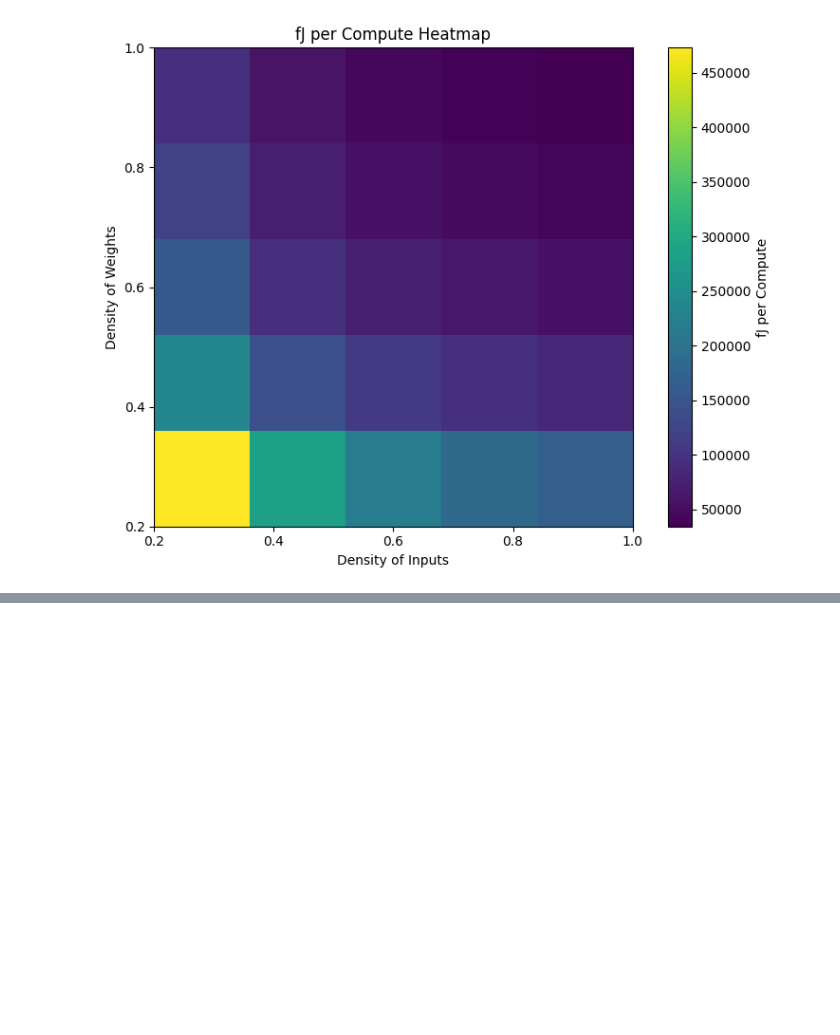
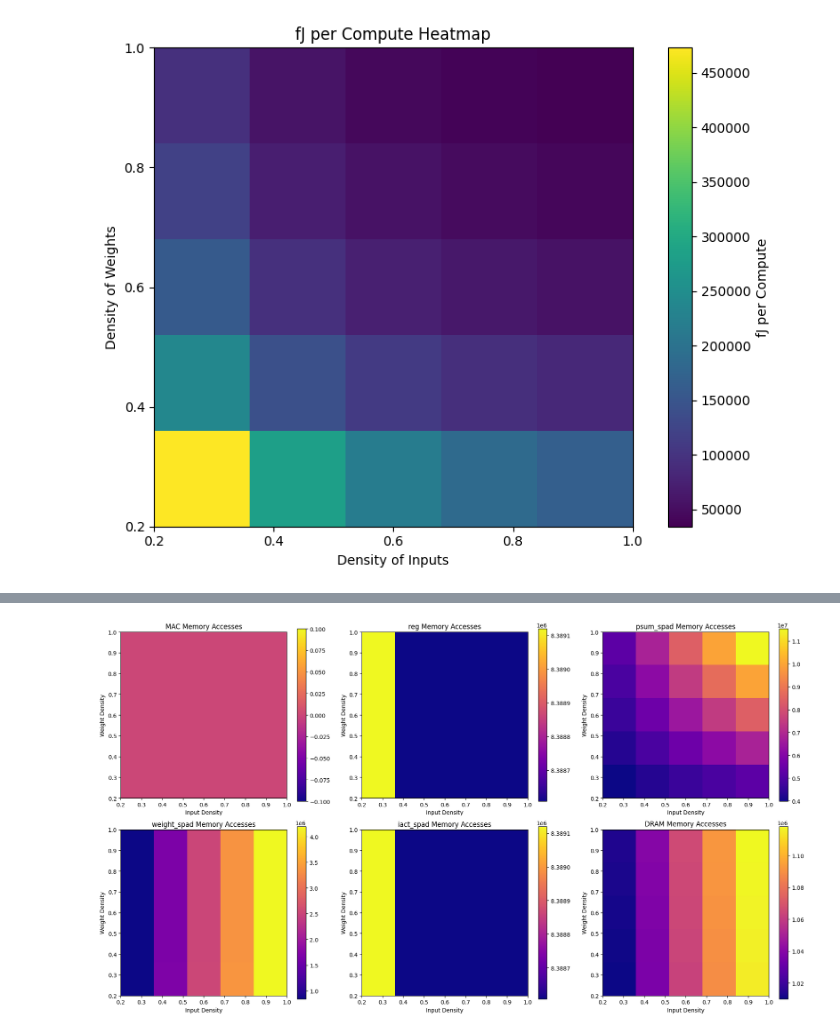
Before and after one commit to parikhushii/deep-learning-hardware-group-13, a Jupyter notebook: workspace/final_project_v4/final_project_v4.ipynb, the cells around one changed output, grey strips where cells are left out. Drawn from its saved outputs; the diff is of its cells as text; code cells hidden in the pictures; blank space fills up the shorter version.

```diff
--- a/workspace/final_project_v4/final_project_v4.ipynb
+++ b/workspace/final_project_v4/final_project_v4.ipynb
@@ -137,0 +413,16 @@ for metric, heatmap in heatmaps.items():
+# %%
+# Plot memory accesses
+fig, axs = plt.subplots(2, 3, figsize=(18, 10))
+for idx, comp in enumerate(components):
+    ax = axs[idx//3, idx%3]
+    im = ax.imshow(memory_access_breakdown[comp], origin='lower', cmap='plasma', extent=[0.2, 1.0, 0.2, 1.0])
+    ax.set_title(f'{comp} Memory Accesses')
+    ax.set_xlabel('Input Density')
+    ax.set_ylabel('Weight Density')
+    plt.colorbar(im, ax=ax)
+fig.tight_layout()
+fig.savefig("figures/memory_access_heatmaps.png")
+plt.show()
+plt.close(fig)
+# %% [output]
+[figure, added]
```
Also changed, not shown: parts of 8 cells of this notebook, 1 other file.
